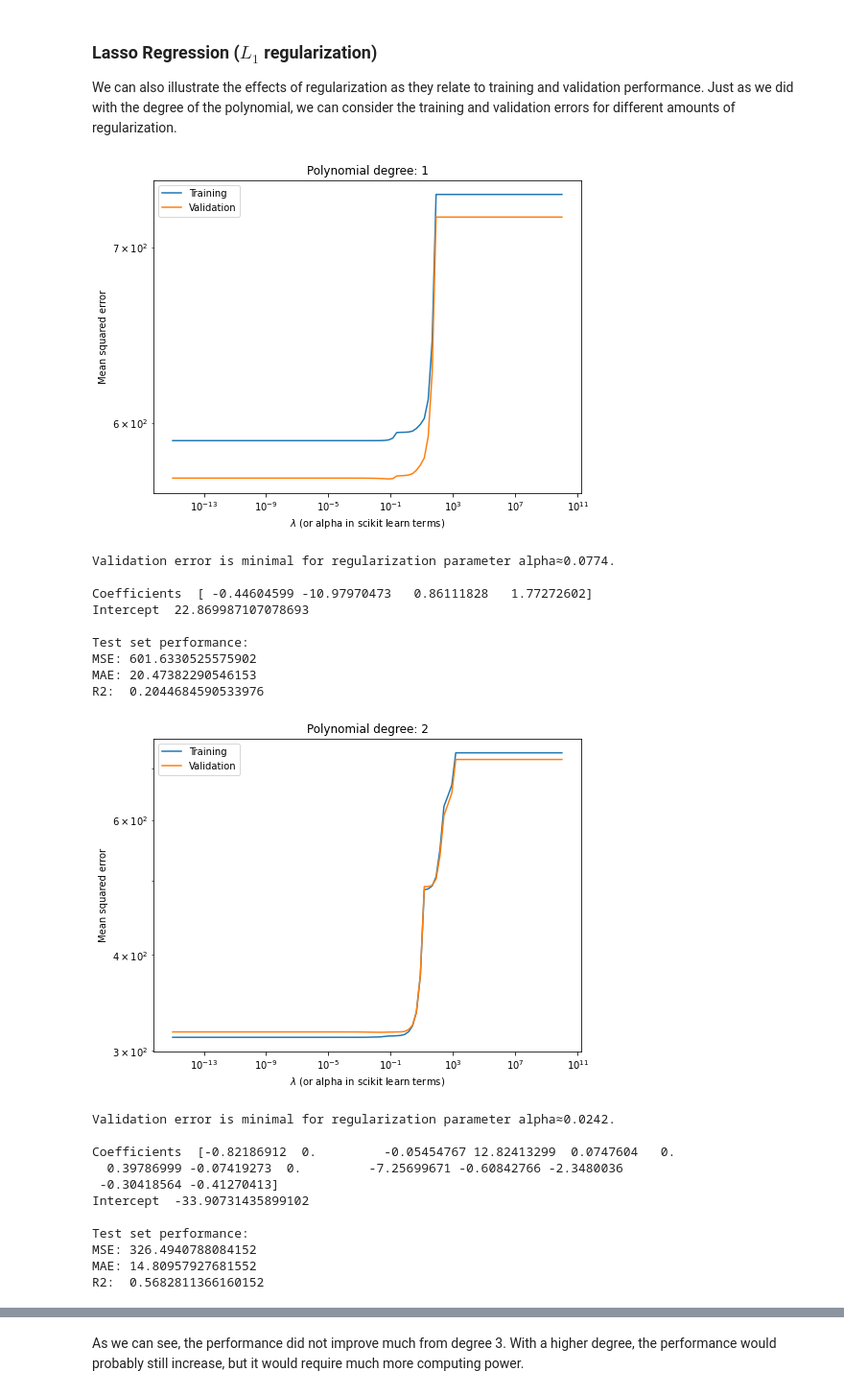
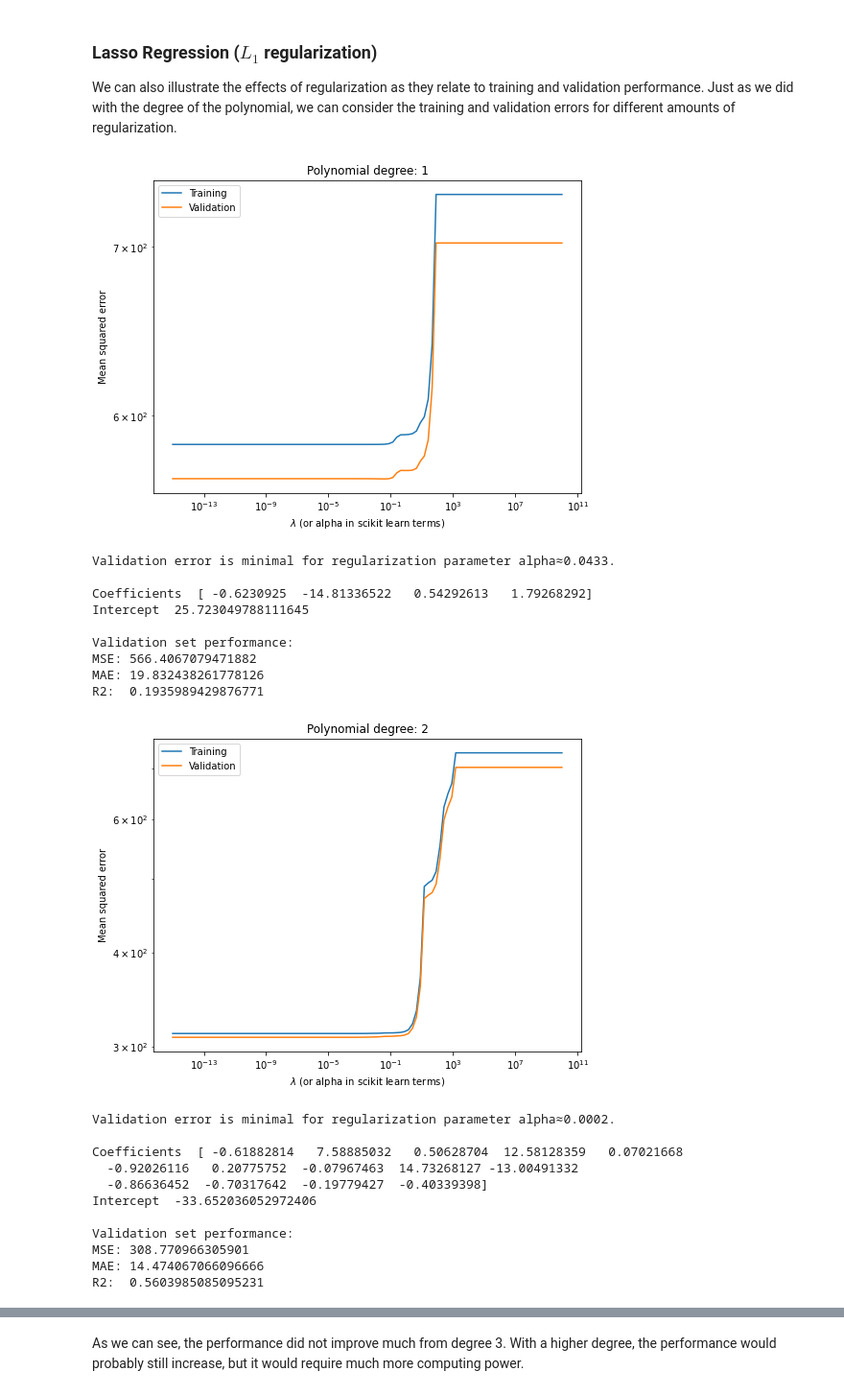
Before and after one commit to mschwa1010/AA_2022-23_Team_8, a Jupyter notebook: Prediction.ipynb, the cells around one changed output, grey strips where cells are left out. Shown at 96% size. Saved outputs shown, nothing was run; the diff lists cells and outputs as text; code cells hidden in the pictures.

```diff
--- a/Prediction.ipynb
+++ b/Prediction.ipynb
@@ -326,13 +338,13 @@ Find degree d at which the model performs the best.
 err_train = []
 err_cv = []
 
-for degree in range(1,7):
+for degree in range(1,9):
 
     # fit model
     poly = PolynomialFeatures(degree=degree, include_bias=False)
     poly_features = poly.fit_transform(X)
-    X_train, X_test, y_train, y_test = train_test_split(poly_features, y, test_size=0.3, random_state=682)
-    X_train, X_val, y_train, y_val = train_test_split(X_train, y_train, test_size=(0.2/0.7),random_state=682)
+    X_train, X_test, y_train, y_test = train_test_split(poly_features, y, test_size=0.3, random_state=662)
+    X_train, X_val, y_train, y_val = train_test_split(X_train, y_train, test_size=(0.2/0.7),random_state=662)
     poly_reg_model = LinearRegression()
     poly_reg_model.fit(X_train, y_train)
 
@@ -341,7 +353,7 @@ for degree in range(1,7):
     err_cv.append(mean_squared_error(poly_reg_model.predict(X_val), y_val))
 
 plt.figure(figsize = (8,6))
-plt.semilogy(range(1,7), err_train, range(1, 7), err_cv)
+plt.semilogy(range(1,9), err_train, range(1, 9), err_cv)
 plt.legend(["Training", "Validation"])
 plt.xlabel("Polynomial degree")
 plt.ylabel("Mean squared error")
@@ -351,11 +363,11 @@ Text(0, 0.5, 'Mean squared error')
 # %%
-# Polynomial regression with ideal degree (5)
+# Polynomial regression with ideal degree (6)
 X = feature_set[["max_temp","precip","is_weekday","hour"]]
 y = feature_set["trips"]
-poly = PolynomialFeatures(degree=5, include_bias=False)
+poly = PolynomialFeatures(degree=6, include_bias=False)
 poly_features = poly.fit_transform(X)
-X_train, X_test, y_train, y_test = train_test_split(poly_features, y, test_size=0.3, random_state=682)
-X_train, X_val, y_train, y_val = train_test_split(X_train, y_train, test_size=(0.2/0.7),random_state=724)
+X_train, X_test, y_train, y_test = train_test_split(poly_features, y, test_size=0.3, random_state=662)
+X_train, X_val, y_train, y_val = train_test_split(X_train, y_train, test_size=(0.2/0.7),random_state=662)
 # %%
 poly_reg_model = LinearRegression()
 poly_reg_model.fit(X_train, y_train)
@@ -405,8 +417,8 @@ for degree in range(1,7):
     # fit model
     poly = PolynomialFeatures(degree=degree, include_bias=False)
     poly_features = poly.fit_transform(X)
-    X_train, X_test, y_train, y_test = train_test_split(poly_features, y, test_size=0.3, random_state=682)
-    X_train, X_val, y_train, y_val = train_test_split(X_train, y_train, test_size=(0.2/0.7),random_state=682)
+    X_train, X_test, y_train, y_test = train_test_split(poly_features, y, test_size=0.3, random_state=662)
+    X_train, X_val, y_train, y_val = train_test_split(X_train, y_train, test_size=(0.2/0.7),random_state=662)
 
     err_train = []
     err_cv = []
@@ -427,57 +439,57 @@ for degree in range(1,7):
 
 
 
         if(r2_score(y_val, prediction) > ideal_r2_score):
             ideal_r2_score = r2_score(y_val, prediction)
             ideal_alpha = alpha
 
     #Plot errors
     plt.figure(figsize = (8,6))
     plt.loglog(np.logspace(-15,10,100), err_train, np.logspace(-15,10,100), err_cv)
     plt.title(f"Polynomial degree: {degree}")
     plt.legend(["Training", "Validation"])
     plt.xlabel("$\lambda$ (or alpha in scikit learn terms)")
     plt.ylabel("Mean squared error")
     plt.show()
 
     print(f"Validation error is minimal for regularization parameter alpha≈{ideal_alpha:.4f}.")
 
     # fit with ideal para
     model_L1 = Lasso(alpha = ideal_alpha)
     model_L1.fit(X_train, y_train)
-    prediction = model_L1.predict(X_test)
+    prediction = model_L1.predict(X_val)
     print("\nCoefficients ", model_L1.coef_, "\nIntercept ", model_L1.intercept_ )
 
-    print("\nTest set performance:")
+    print("\nValidation set performance:")
 
-    print("MSE:", mean_squared_error(y_test, prediction))
-    print("MAE:", mean_absolute_error(y_test, prediction))
-    print("R2: ", r2_score(y_test, prediction))
+    print("MSE:", mean_squared_error(y_val, prediction))
+    print("MAE:", mean_absolute_error(y_val, prediction))
+    print("R2: ", r2_score(y_val, prediction))
 
     if(ideal_r2_score > ideal_r2_score_lasso):
         ideal_r2_score_lasso = ideal_r2_score
         ideal_degree_lasso = degree
         ideal_alpha_lasso = ideal_alpha
 # %% [output]
-[figure, old version]
+[figure, new version]
-Validation error is minimal for regularization parameter alpha≈0.0774.
+Validation error is minimal for regularization parameter alpha≈0.0433.
 
-Coefficients  [ -0.44604599 -10.97970473   0.86111828   1.77272602]
-Intercept  22.869987107078693
+Coefficients  [ -0.6230925  -14.81336522   0.54292613   1.79268292]
+Intercept  25.723049788111645
 
-Test set performance:
-MSE: 601.6330525575902
-MAE: 20.47382290546153
-R2:  0.2044684590533976
+Validation set performance:
+MSE: 566.4067079471882
+MAE: 19.832438261778126
+R2:  0.1935989429876771
-[figure, old version]
+[figure, new version]
-Validation error is minimal for regularization parameter alpha≈0.0242.
+Validation error is minimal for regularization parameter alpha≈0.0002.
 
-Coefficients  [-0.82186912  0.         -0.05454767 12.82413299  0.0747604   0.
-  0.39786999 -0.07419273  0.         -7.25699671 -0.60842766 -2.3480036
- -0.30418564 -0.41270413]
-Intercept  -33.90731435899102
+Coefficients  [ -0.61882814   7.58885032   0.50628704  12.58128359   0.07021668
+  -0.92026116   0.20775752  -0.07967463  14.73268127 -13.00491332
+  -0.86636452  -0.70317642  -0.19779427  -0.40339398]
+Intercept  -33.652036052972406
 
-Test set performance:
-MSE: 326.4940788084152
-MAE: 14.80957927681552
-R2:  0.5682811366160152
+Validation set performance:
+MSE: 308.770966305901
+MAE: 14.474067066096666
+R2:  0.5603985085095231
```
Also changed, not shown: parts of 41 cells of this notebook.
